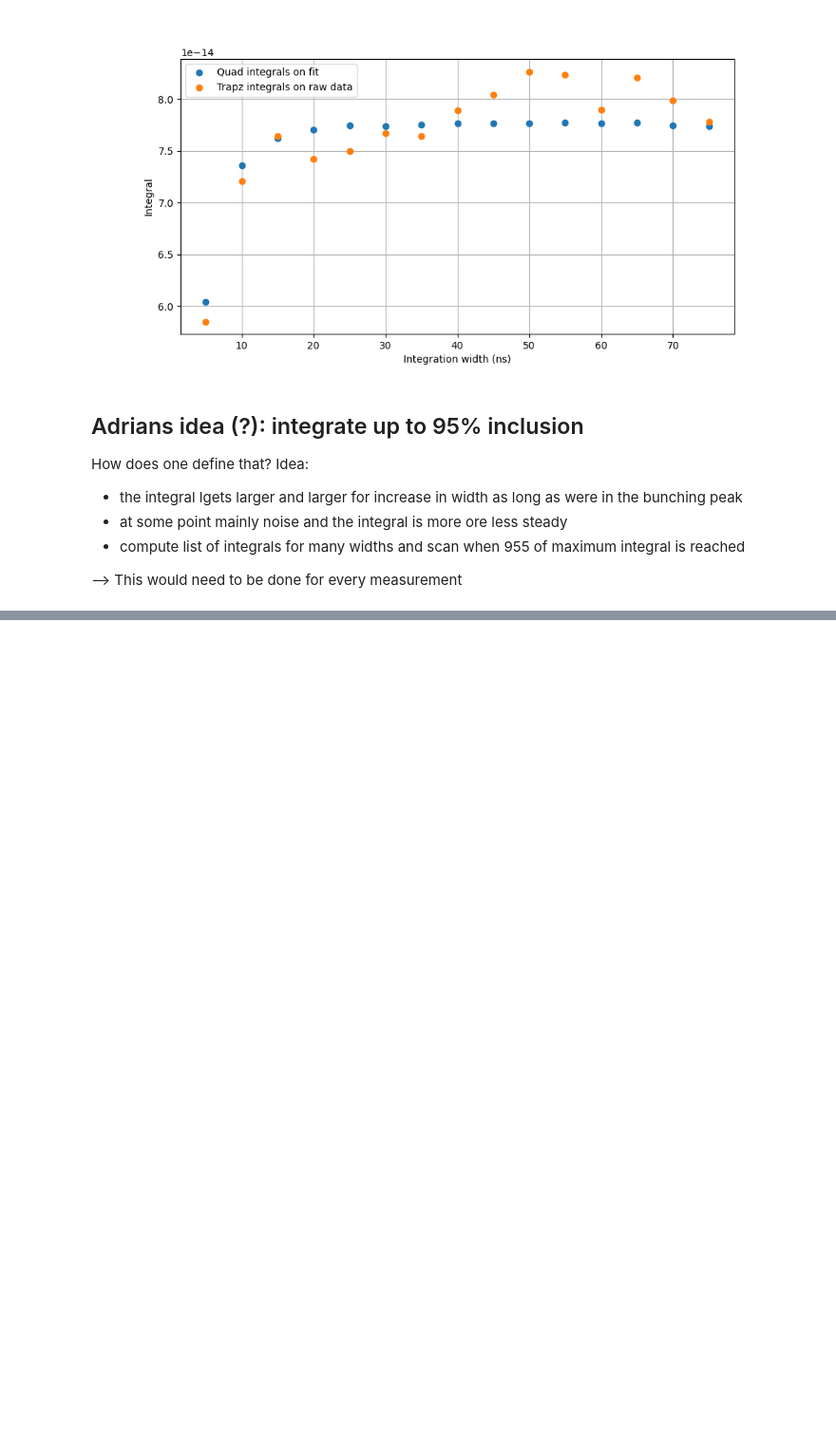
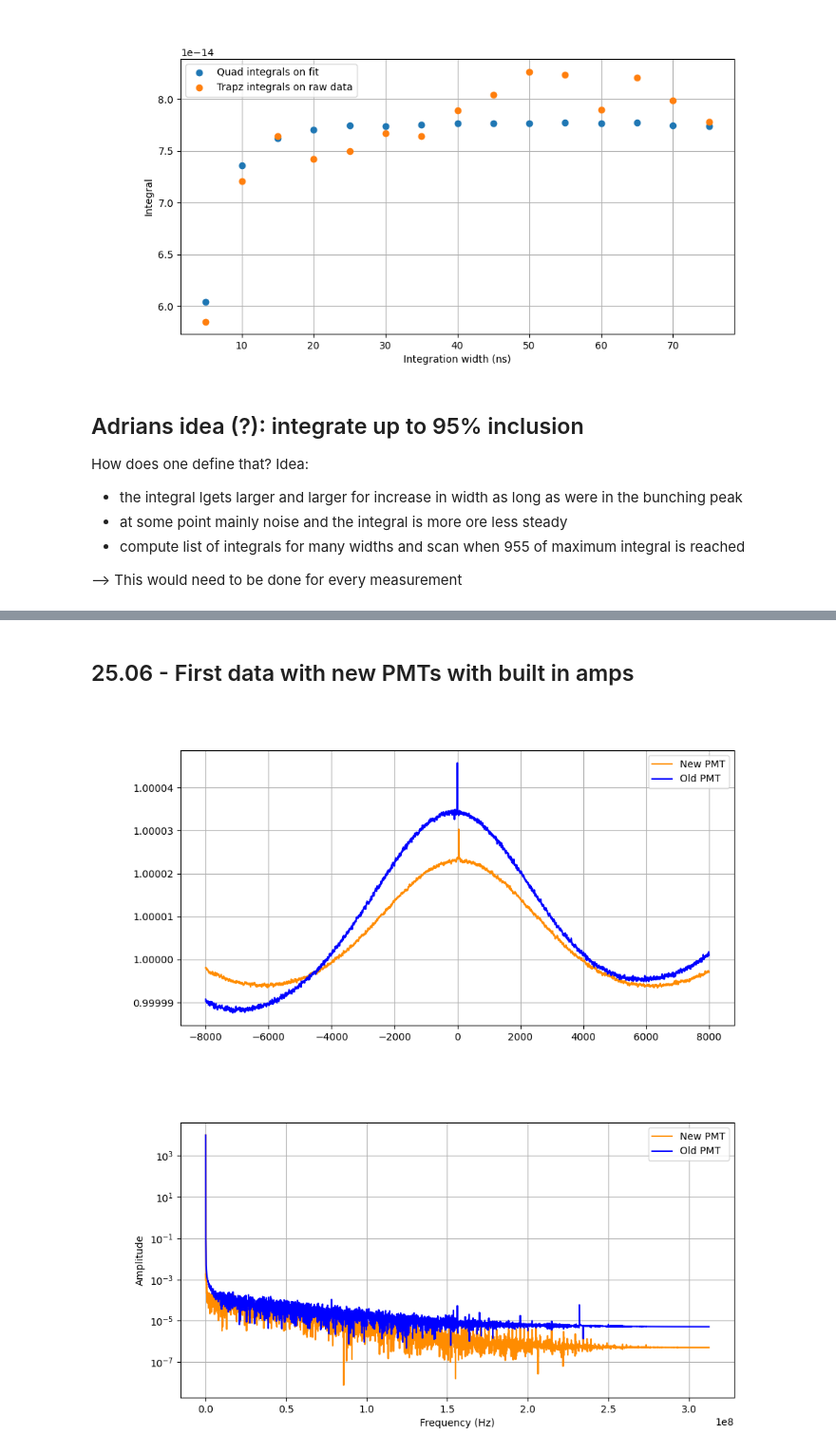
Before and after one commit to SteWey0/Bachelorarbeit, a Jupyter notebook: analysis_tests.ipynb, the cells around one changed output, grey strips where cells are left out. Shown at 95% size. Drawn from its saved outputs; the diff is of its cells as text; code cells hidden in the pictures; blank space fills up the shorter version.

```diff
--- a/analysis_tests.ipynb
+++ b/analysis_tests.ipynb
@@ -711,0 +705,24 @@ fig.suptitle('Defining integration bounds by 95% percentile of the integral');
+# %% [markdown]
+## 25.06 - First data with new PMTs with built in amps
+# %%
+OldPMT = Data_reduction('D:/20240618_10x10', 'reduced_data/20240618_10x10', 4000)
+OldPMT.data_reduction()
+NewPMT = Data_reduction('D:/20240620_40x40', 'reduced_data/20240620_40x40', 4000)
+NewPMT.data_reduction()
+
+fig,ax = plt.subplots(figsize=(10, 5))
+ax.plot(NewPMT.time_arr*1e9, NewPMT.av_g2, 'darkorange', label='New PMT')
+ax.plot(OldPMT.time_arr*1e9, OldPMT.av_g2, 'blue', label='Old PMT')
+ax.ticklabel_format(useOffset=False)
+ax.legend()
+ax.grid()
+fig,ax = plt.subplots(figsize=(10, 5))
+ax.plot(*NewPMT.batch_fft(), 'darkorange', label='New PMT')
+ax.plot(*OldPMT.batch_fft(), 'blue', label='Old PMT')
+ax.ticklabel_format(useOffset=False)
+ax.set(yscale='log', xlabel='Frequency (Hz)', ylabel='Amplitude')
+ax.legend()
+ax.grid()
+# %% [output]
+[figure, added]
+[figure, added]
```
Also changed, not shown: parts of 15 cells of this notebook, 2 other files.
